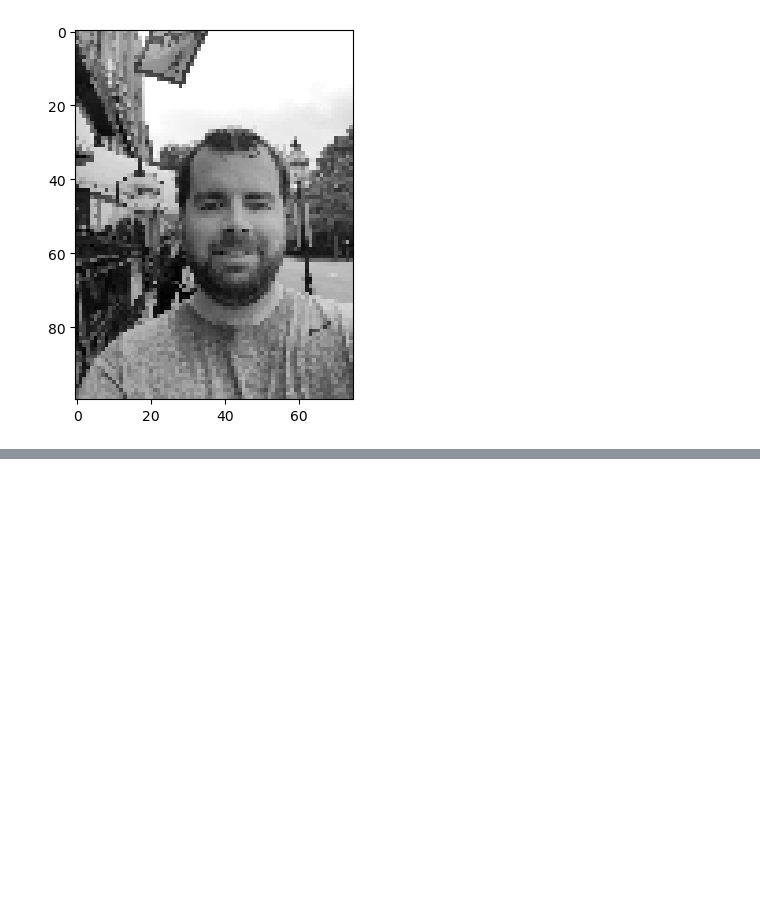
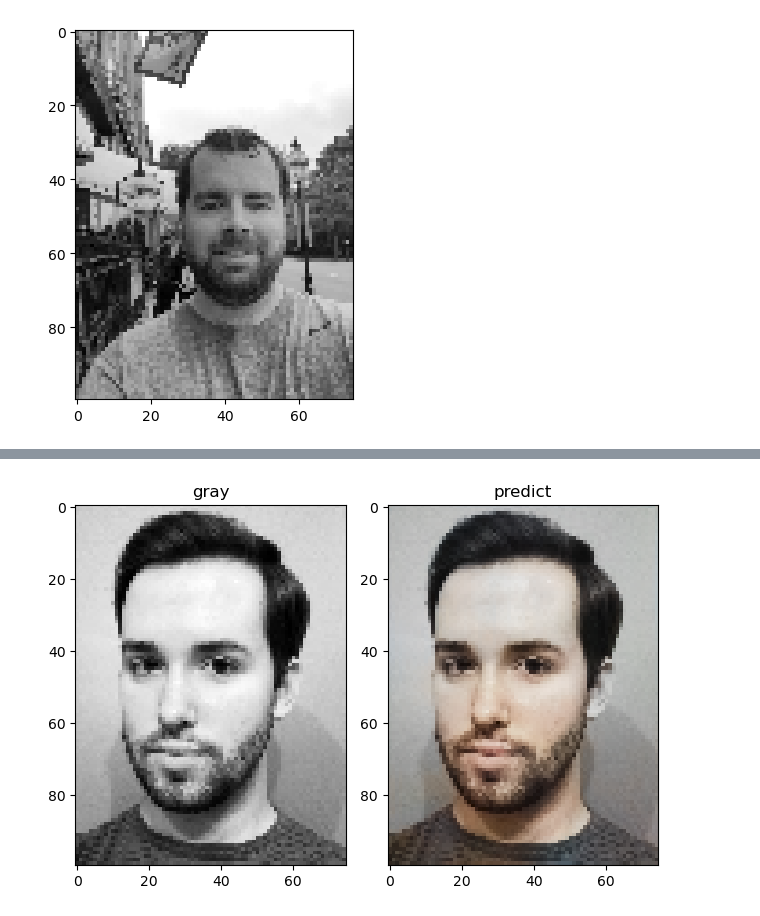
Before and after one commit to JinwooSean888/OldPicture_AiModel, a Jupyter notebook: colorizationModel.ipynb, the cells around one changed output, grey strips where cells are left out. Saved outputs shown, nothing was run; the diff lists cells and outputs as text; code cells hidden in the pictures; blank space fills up the shorter version.

```diff
--- a/colorizationModel.ipynb
+++ b/colorizationModel.ipynb
@@ -38,0 +164,14 @@ plt.show()
+# %%
+res = model2.predict(test_lab_images[1:2][..., 0:1])
+
+
+def l2rgb(l):
+    pred_ab = model2.predict(np.expand_dims(l, (0, -1)))  # 차원을 추가
+    pred_img = np.zeros((100, 75, 3))
+
+    pred_img[:, :, 0] = l.reshape((100, 75))
+    pred_img[:, :, 1:] = pred_ab[0]
+
+    pred_lab = (pred_img * [100, 255, 255]) - [0, 128, 128]
+    rgb_img = color.lab2rgb(pred_lab)
+    return rgb_img
@@ -38,0 +180,13 @@ plt.show()
+# %%
+gray_image = test_lab_images[1][..., 0]
+predict_image = l2rgb(test_lab_images[1][..., 0])
+fig, axs = plt.subplots(nrows=1, ncols=2)
+axs[0].imshow(gray_image, cmap="gray")
+axs[0].set_title("gray")
+
+axs[1].imshow(predict_image)
+axs[1].set_title("predict")
+
+plt.tight_layout()
+plt.show()
+# %% [output]
@@ -38,0 +194 @@ plt.show()
+[figure, added]
```
Also changed, not shown: parts of 12 cells of this notebook, 3 other files.
